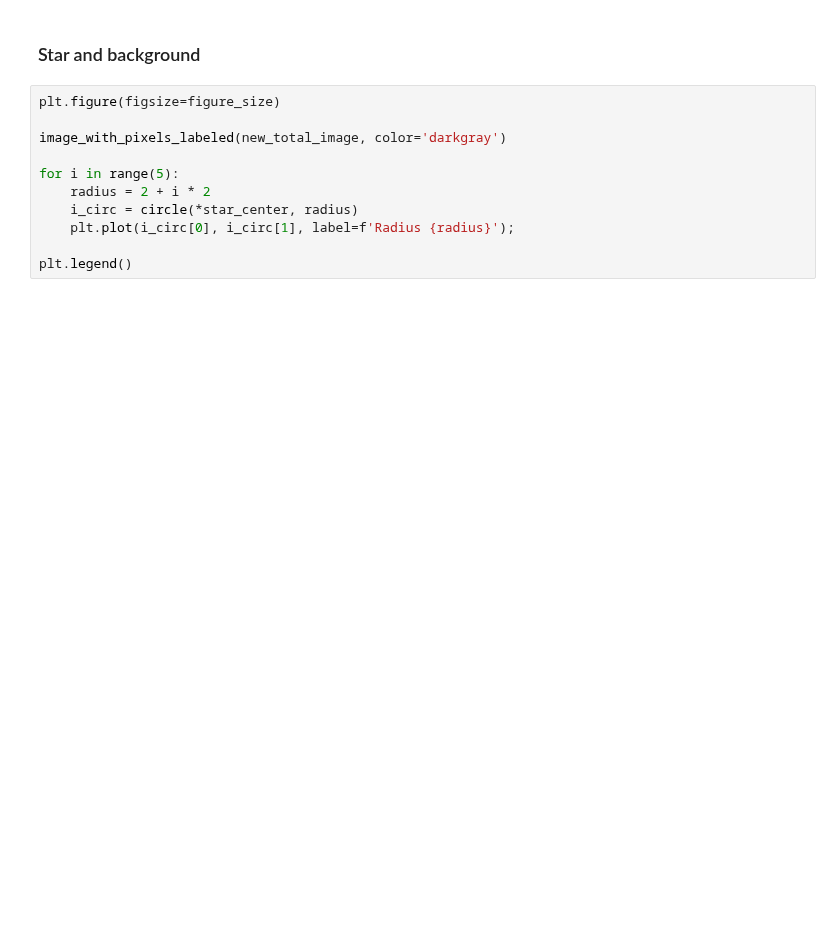
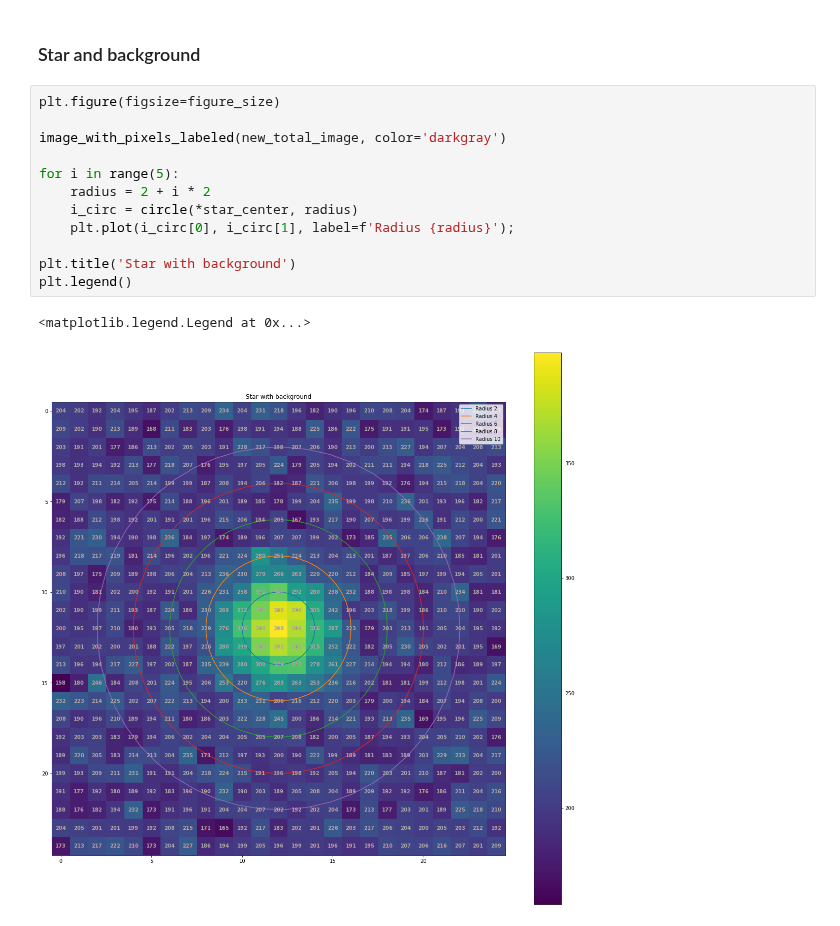
Before and after one commit to mwcraig/ast266-notes, a Jupyter notebook: 2023-10-13-aperture-photometry.ipynb, the cells around one changed output. Cells and saved outputs as stored; diff of their text form; blank space fills up the shorter version.

```diff
--- a/2023-10-13-aperture-photometry.ipynb
+++ b/2023-10-13-aperture-photometry.ipynb
@@ -101,11 +110,15 @@ plt.legend()
 # %%
 plt.figure(figsize=figure_size)
 
 image_with_pixels_labeled(new_total_image, color='darkgray')
 
 for i in range(5):
     radius = 2 + i * 2
     i_circ = circle(*star_center, radius)
     plt.plot(i_circ[0], i_circ[1], label=f'Radius {radius}');
 
+plt.title('Star with background')
 plt.legend()
+# %% [output]
+<matplotlib.legend.Legend at 0x...>
+[figure, added]
```
Also changed, not shown: parts of 4 cells of this notebook, 1 other file.
